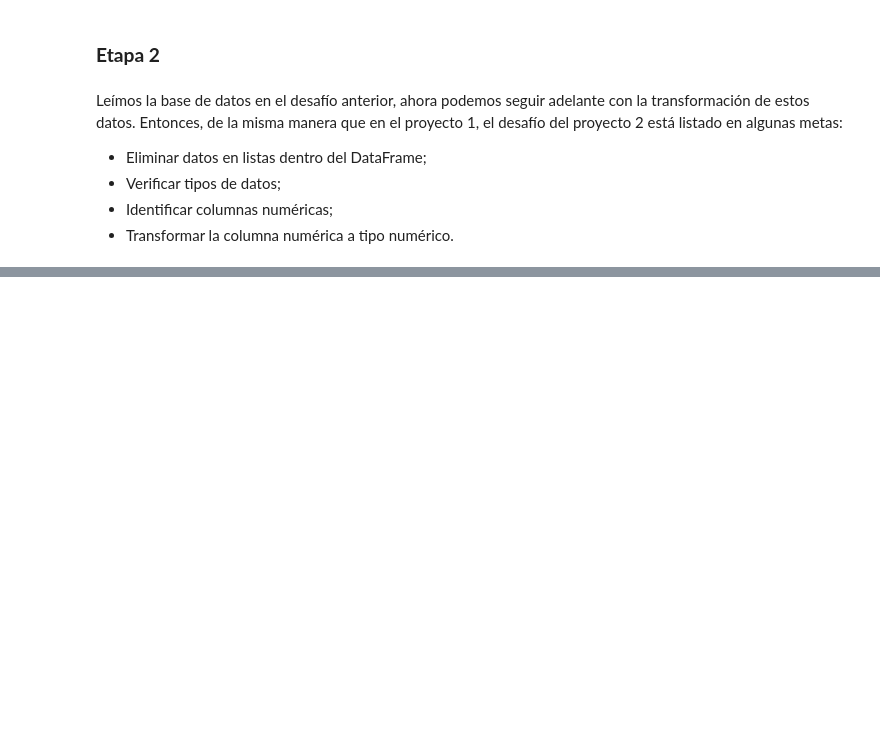
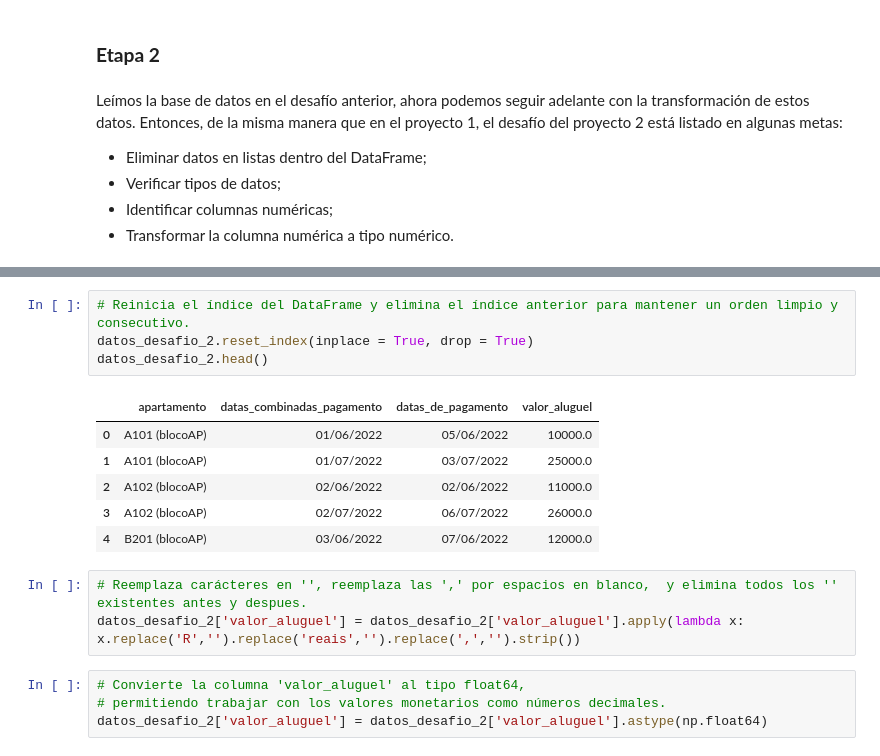
Before and after one commit to DanielRaiicHu/datos_panda_transformacion_manipulacion, a Jupyter notebook: datos_panda_transformacion_manipulacion.ipynb, the cells around one changed output, grey strips where cells are left out. Cells and saved outputs as stored; diff of their text form; blank space fills up the shorter version.

```diff
--- a/datos_panda_transformacion_manipulacion.ipynb
+++ b/datos_panda_transformacion_manipulacion.ipynb
@@ -519,0 +555,18 @@ Leímos la base de datos en el desafío anterior, ahora podemos seguir adelante
+# %%
+# Reinicia el índice del DataFrame y elimina el índice anterior para mantener un orden limpio y consecutivo.
+datos_desafio_2.reset_index(inplace = True, drop = True)
+datos_desafio_2.head()
+# %% [output]
+|  | apartamento | datas_combinadas_pagamento | datas_de_pagamento | valor_aluguel |
+| 0 | A101 (blocoAP) | 01/06/2022 | 05/06/2022 | 10000.0 |
+| 1 | A101 (blocoAP) | 01/07/2022 | 03/07/2022 | 25000.0 |
+| 2 | A102 (blocoAP) | 02/06/2022 | 02/06/2022 | 11000.0 |
+| 3 | A102 (blocoAP) | 02/07/2022 | 06/07/2022 | 26000.0 |
+| 4 | B201 (blocoAP) | 03/06/2022 | 07/06/2022 | 12000.0 |
+# %%
+# Reemplaza carácteres en '', reemplaza las ',' por espacios en blanco,  y elimina todos los '' existentes antes y despues.
+datos_desafio_2['valor_aluguel'] = datos_desafio_2['valor_aluguel'].apply(lambda x: x.replace('R','').replace('reais','').replace(',','').strip())
+# %%
+# Convierte la columna 'valor_aluguel' al tipo float64,
+# permitiendo trabajar con los valores monetarios como números decimales.
+datos_desafio_2['valor_aluguel'] = datos_desafio_2['valor_aluguel'].astype(np.float64)
```
Also changed, not shown: parts of 4 cells of this notebook.
